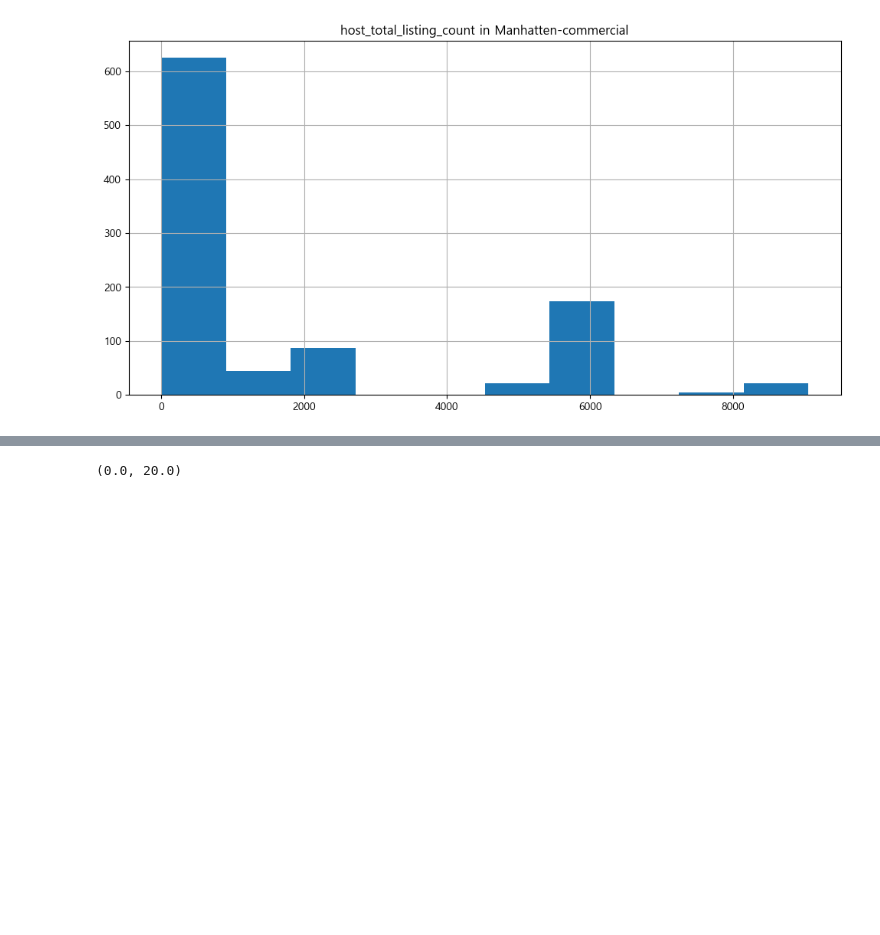
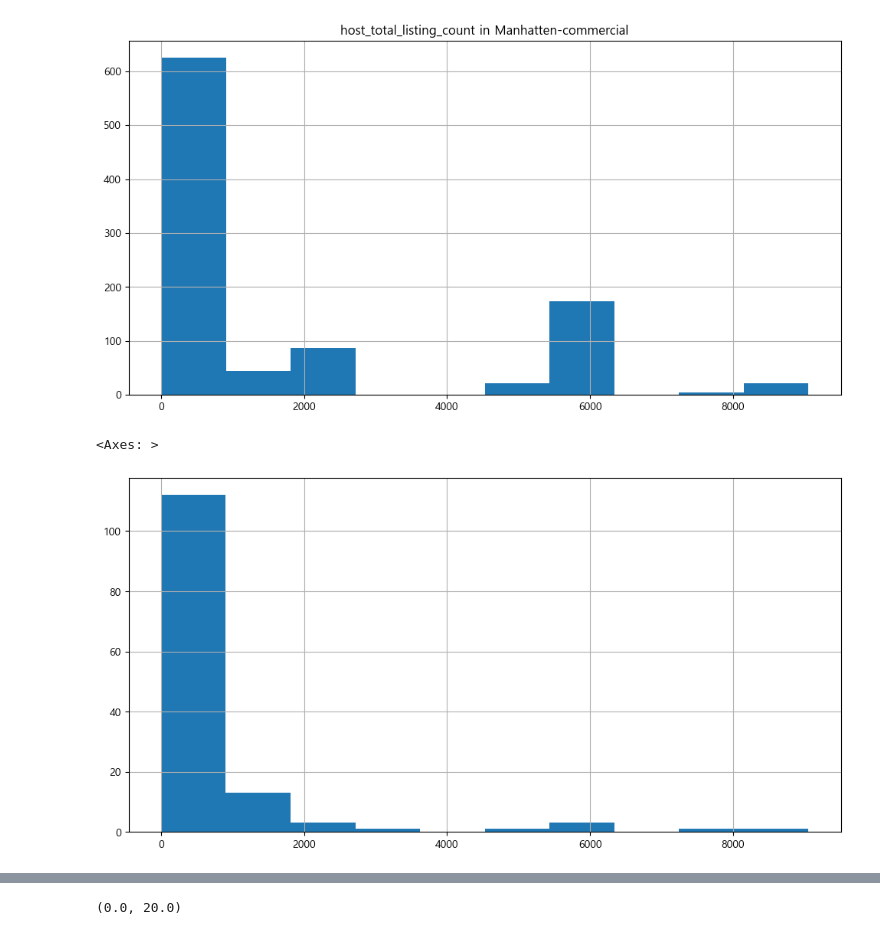
Before and after one commit to sybeom528/airbnb_price_prediction, a Jupyter notebook: notebooks/lch_first_eda.ipynb, the cells around one changed output, grey strips where cells are left out. Saved outputs shown, nothing was run; the diff lists cells and outputs as text; code cells hidden in the pictures; blank space fills up the shorter version.

```diff
--- a/notebooks/lch_first_eda.ipynb
+++ b/notebooks/lch_first_eda.ipynb
@@ -911,6 +911,11 @@ plt.tight_layout
 # %% [output]
 <function matplotlib.pyplot.tight_layout(*, pad: 'float' = 1.08, h_pad: 'float | None' = None, w_pad: 'float | None' = None, rect: 'tuple[float, float, float, float] | None' = None) -> 'None'>
 [figure]
+# %%
+df['host_total_listings_count'].drop_duplicates().hist()
+# %% [output]
+<Axes: >
+[figure, added]
 # %%
 review_score_property_group = df.groupby(['neighbourhood_group_cleansed','property_grouped'])[['review_scores_rating','review_scores_cleanliness','review_scores_checkin',
                                                 'review_scores_communication','review_scores_location','review_scores_value' ]].mean()
```
Also changed, not shown: parts of 21 cells of this notebook, 1 other file.
